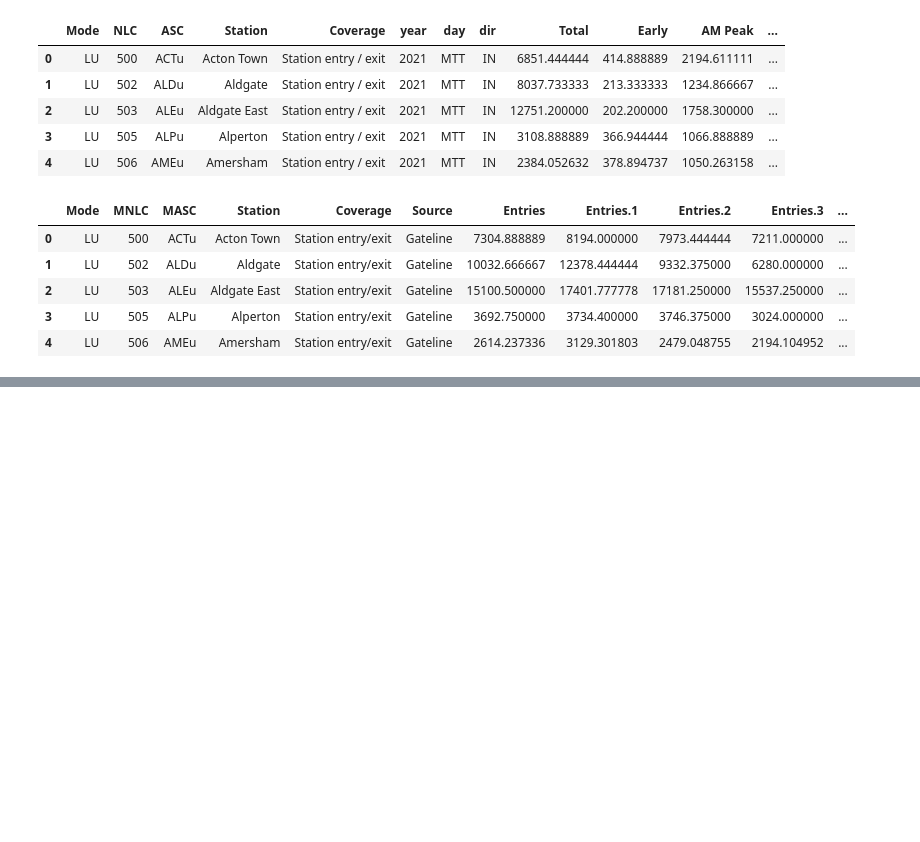
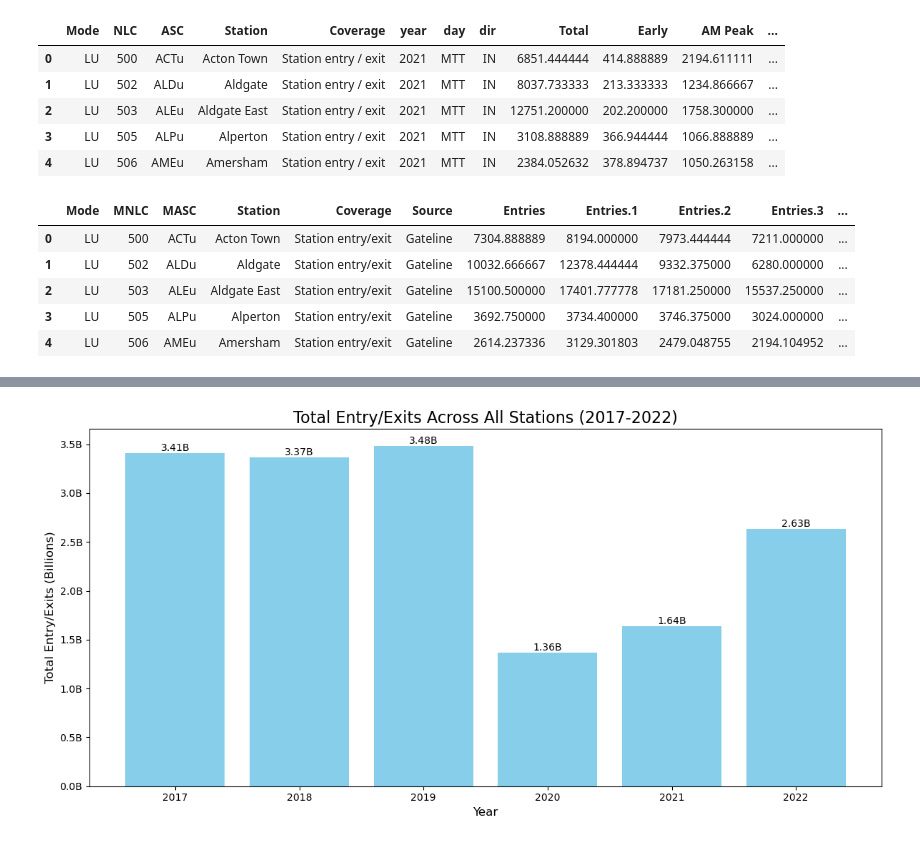
Before and after one commit to AimanxxAnsari/analysis-of-tfl-data, a Jupyter notebook: python-notebooks/tfl-passenger-flow.ipynb, the cells around one changed output, grey strips where cells are left out. Saved outputs shown, nothing was run; the diff lists cells and outputs as text; code cells hidden in the pictures; blank space fills up the shorter version.

```diff
--- a/python-notebooks/tfl-passenger-flow.ipynb
+++ b/python-notebooks/tfl-passenger-flow.ipynb
@@ -143,0 +456,32 @@ df2022ac.head(5)
+# %%
+def plot_total_entry_exits_by_year(dataframes, years):
+    total_entries = [df['Total Entry/Exit'].sum() / 1e9 for df in dataframes]  # Convert to billions
+
+    plt.figure(figsize=(12, 6))
+    bars = plt.bar(years, total_entries, color='skyblue')
+
+    plt.title('Total Entry/Exits Across All Stations (2017-2022)', fontsize=16)
+    plt.xlabel('Year', fontsize=12)
+    plt.ylabel('Total Entry/Exits (Billions)', fontsize=12)
+
+    # Add value labels on top of each bar
+    for bar in bars:
+        height = bar.get_height()
+        plt.text(bar.get_x() + bar.get_width()/2., height,
+                 f'{height:.2f}B',
+                 ha='center', va='bottom', fontsize=10)
+
+    # Format y-axis to billions
+    plt.gca().yaxis.set_major_formatter(plt.FuncFormatter(lambda x, p: f'{x:.1f}B'))
+
+    plt.tight_layout()
+    plt.show()
+
+# Create the plot
+plot_total_entry_exits_by_year(
+    [df2017ac_combined, df2018ac_combined, df2019ac_combined,
+     df2020ac_combined, df2021ac_combined, df2022ac_combined],
+    ['2017', '2018', '2019', '2020', '2021', '2022']
+)
+# %% [output]
+[figure, added]
```
Also changed, not shown: parts of 23 cells of this notebook.
